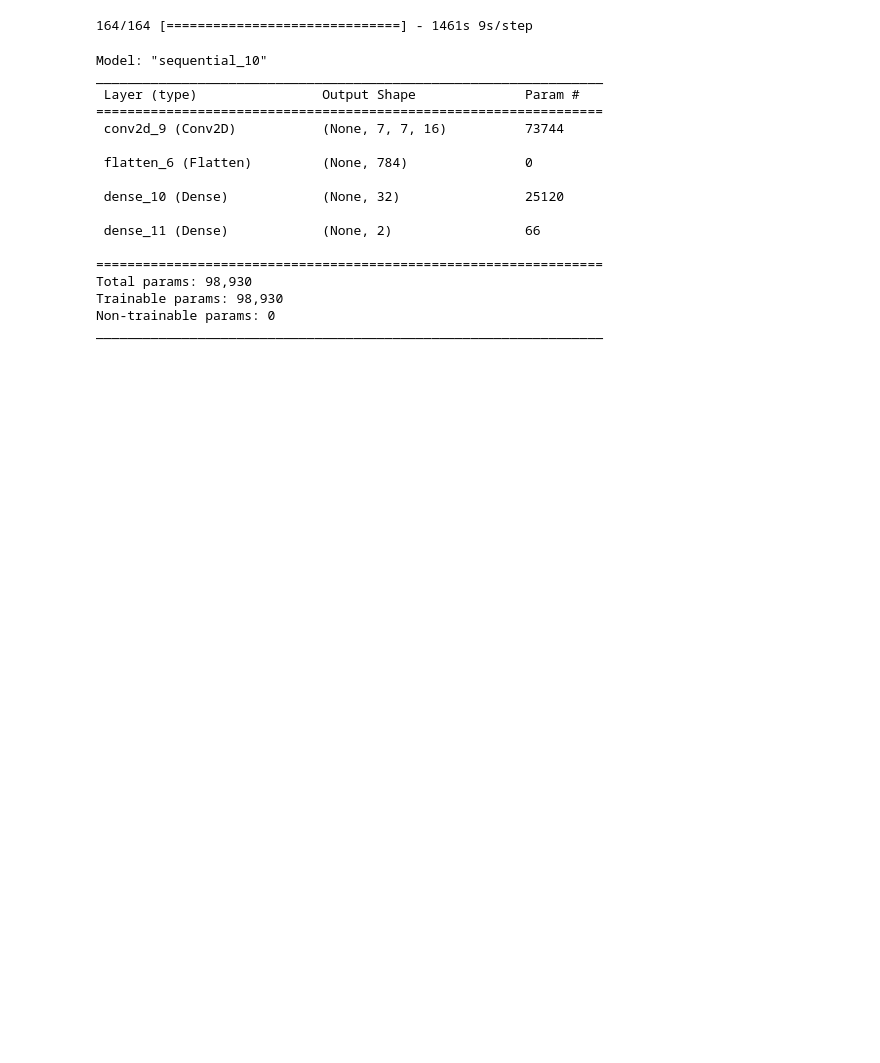
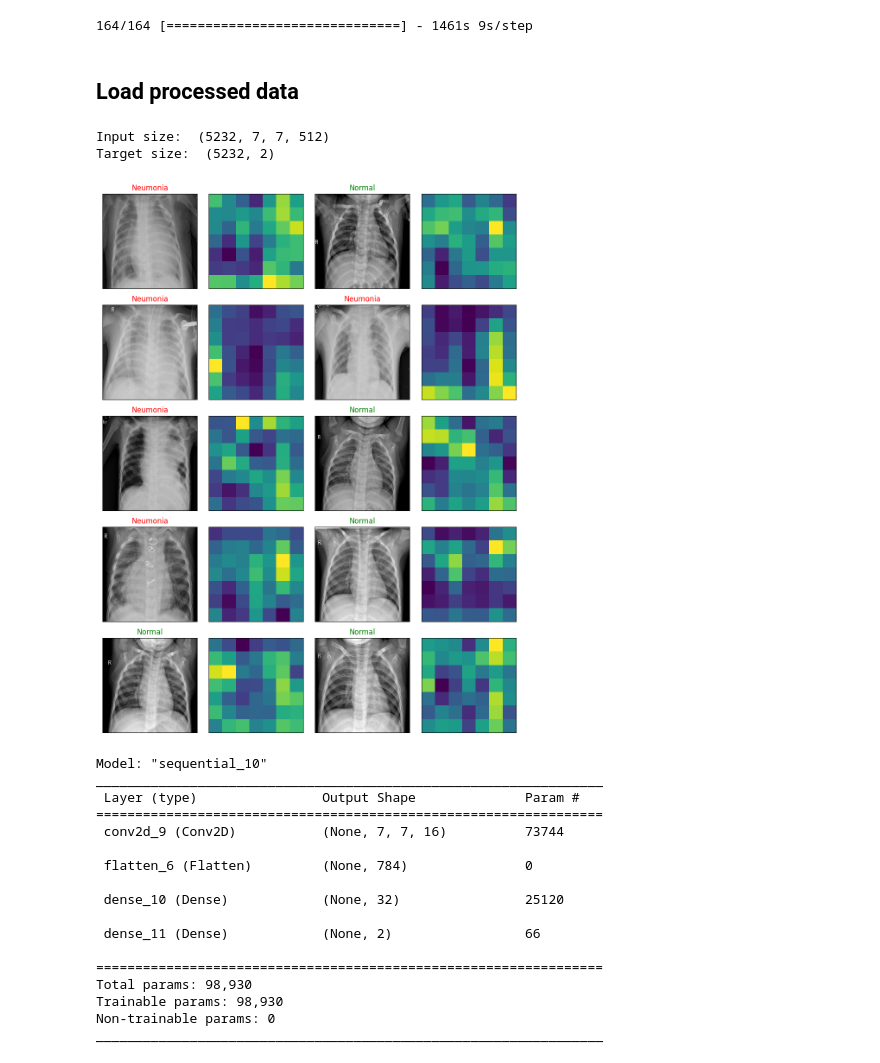
Before and after one commit to armadrigal/pneumonia, a Jupyter notebook: Notebook.ipynb, the cells around one changed output. Drawn from its saved outputs; the diff is of its cells as text; code cells hidden in the pictures; blank space fills up the shorter version.

```diff
--- a/Notebook.ipynb
+++ b/Notebook.ipynb
@@ -20,7 +21,7 @@ data_gen = data_gen.flow_from_directory(
     batch_size=5232
 )
 
-x = data_gen[0][0]
+X = data_gen[0][0]
 y = data_gen[0][1]
 # %% [output]
 Found 5232 images belonging to 2 classes.
@@ -91,12 +100,41 @@ X_vgg16 = model_vgg16.predict(X)
 # %%
 with open("Data/data_vgg16_train.pickle", "wb") as f:
     pickle.dump({'x':X_vgg16, 'y':y}, f)
+# %% [markdown]
+## Load processed data
 # %%
 with open("Data/data_vgg16_train.pickle", "rb") as f:
-    obj = pickle.load(f)
+    data = pickle.load(f)
 # %%
-X_ = obj['x']
-y_ = obj['y']
+x = data['x']
+y = data['y']
+
+x_train, x_test, y_train, y_test = train_test_split(x, y, test_size=0.15, random_state=42)
+# %%
+print('Input size: ', x.shape)
+print('Target size: ', y.shape)
+# %% [output]
+Input size:  (5232, 7, 7, 512)
+Target size:  (5232, 2)
+# %%
+fig, axs = plt.subplots(5, 4, figsize=(10, 13))
+
+for i, ax in enumerate(axs.flat):
+    if i%2 == 0:
+        ax.imshow(X[i])
+        ax.get_xaxis().set_visible(False)
+        ax.get_yaxis().set_visible(False)
+        ax.set_title("Normal" if y[i,0] == 1 else "Neumonia" ,
+                     color='green' if y[i,0] == 1 else 'red',
+                     fontsize=12)
+    else:
+        ax.imshow(np.sum(x[i-1], axis=2))
+        ax.get_xaxis().set_visible(False)
+        ax.get_yaxis().set_visible(False)
+plt.tight_layout()
+plt.show()
+# %% [output]
+[figure, added]
 # %%
 model = Sequential()
 model.add(Input(shape=(7,7,512)))
```
Also changed, not shown: parts of 6 cells of this notebook.
